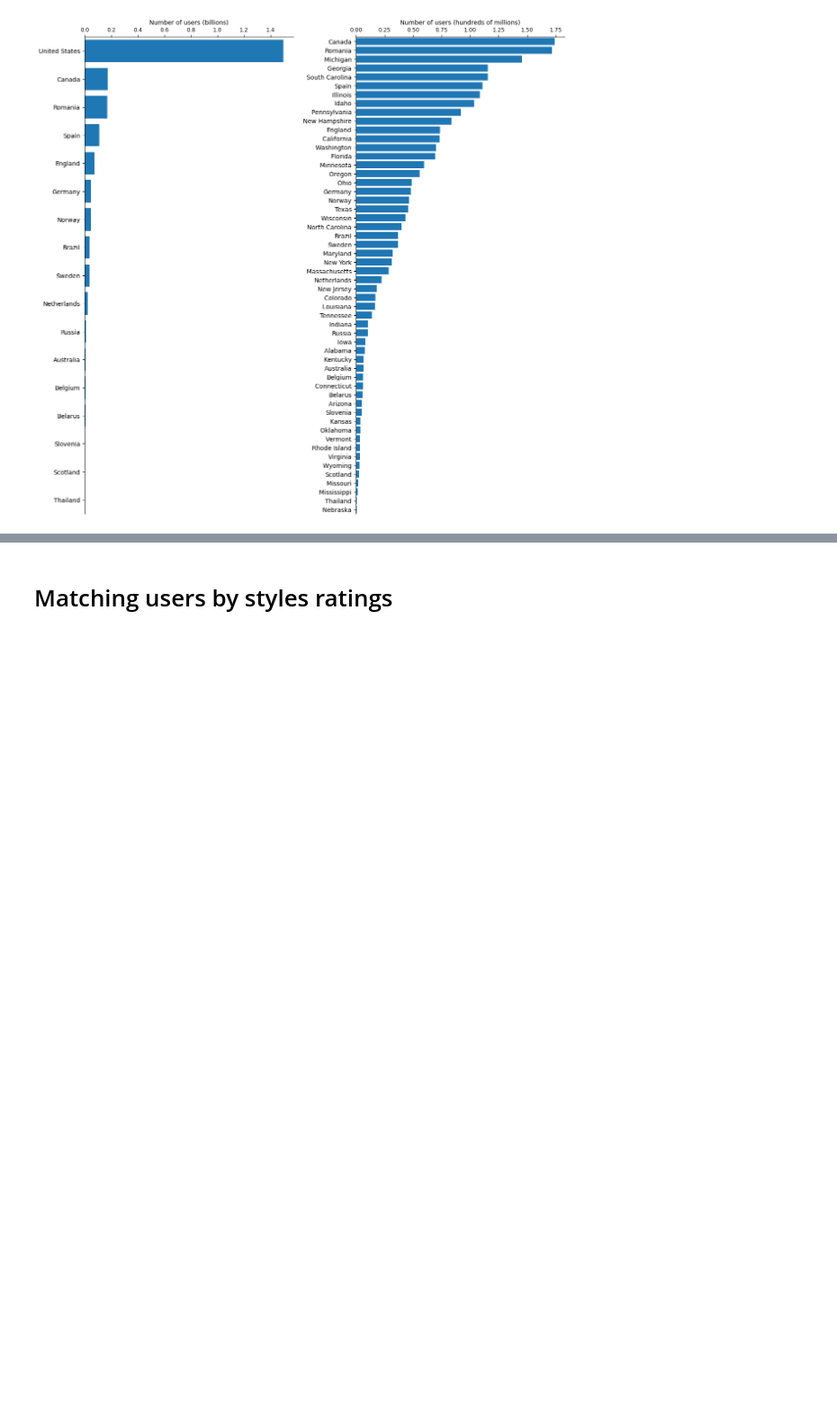
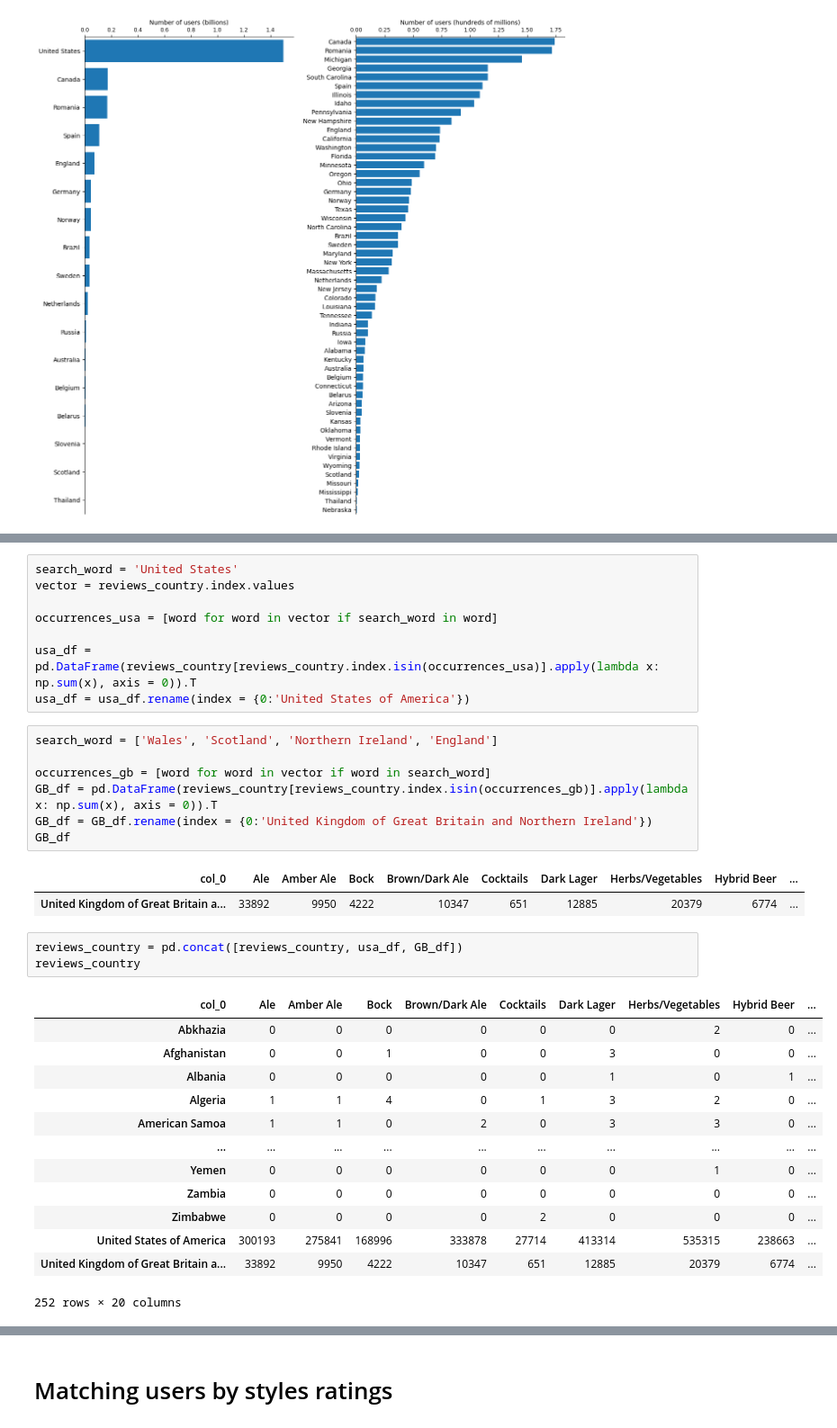
Before and after one commit to epfl-ada/ada-2023-project-adacadabra2023, a Jupyter notebook: Milestone2.ipynb, the cells around one changed output, grey strips where cells are left out. Shown at 90% size. Drawn from its saved outputs; the diff is of its cells as text; blank space fills up the shorter version.

```diff
--- a/Milestone2.ipynb
+++ b/Milestone2.ipynb
@@ -690,0 +920,35 @@ plt.show()
+# %%
+search_word = 'United States'
+vector = reviews_country.index.values
+
+occurrences_usa = [word for word in vector if search_word in word]
+
+usa_df = pd.DataFrame(reviews_country[reviews_country.index.isin(occurrences_usa)].apply(lambda x: np.sum(x), axis = 0)).T
+usa_df = usa_df.rename(index = {0:'United States of America'})
+# %%
+search_word = ['Wales', 'Scotland', 'Northern Ireland', 'England']
+
+occurrences_gb = [word for word in vector if word in search_word]
+GB_df = pd.DataFrame(reviews_country[reviews_country.index.isin(occurrences_gb)].apply(lambda x: np.sum(x), axis = 0)).T
+GB_df = GB_df.rename(index = {0:'United Kingdom of Great Britain and Northern Ireland'})
+GB_df
+# %% [output]
+| col_0 | Ale | Amber Ale | Bock | Brown/Dark Ale | Cocktails | Dark Lager | Herbs/Vegetables | Hybrid Beer | ... |
+| United Kingdom of Great Britain a... | 33892 | 9950 | 4222 | 10347 | 651 | 12885 | 20379 | 6774 | ... |
+# %%
+reviews_country = pd.concat([reviews_country, usa_df, GB_df])
+reviews_country
+# %% [output]
+| col_0 | Ale | Amber Ale | Bock | Brown/Dark Ale | Cocktails | Dark Lager | Herbs/Vegetables | Hybrid Beer | ... |
+| Abkhazia | 0 | 0 | 0 | 0 | 0 | 0 | 2 | 0 | ... |
+| Afghanistan | 0 | 0 | 1 | 0 | 0 | 3 | 0 | 0 | ... |
+| Albania | 0 | 0 | 0 | 0 | 0 | 1 | 0 | 1 | ... |
+| Algeria | 1 | 1 | 4 | 0 | 1 | 3 | 2 | 0 | ... |
+| American Samoa | 1 | 1 | 0 | 2 | 0 | 3 | 3 | 0 | ... |
+| ... | ... | ... | ... | ... | ... | ... | ... | ... | ... |
+| Yemen | 0 | 0 | 0 | 0 | 0 | 0 | 1 | 0 | ... |
+| Zambia | 0 | 0 | 0 | 0 | 0 | 0 | 0 | 0 | ... |
+| Zimbabwe | 0 | 0 | 0 | 0 | 2 | 0 | 0 | 0 | ... |
+| United States of America | 300193 | 275841 | 168996 | 333878 | 27714 | 413314 | 535315 | 238663 | ... |
+| United Kingdom of Great Britain a... | 33892 | 9950 | 4222 | 10347 | 651 | 12885 | 20379 | 6774 | ... |
+252 rows × 20 columns
```
Also changed, not shown: parts of 15 cells of this notebook, 1 other file.
